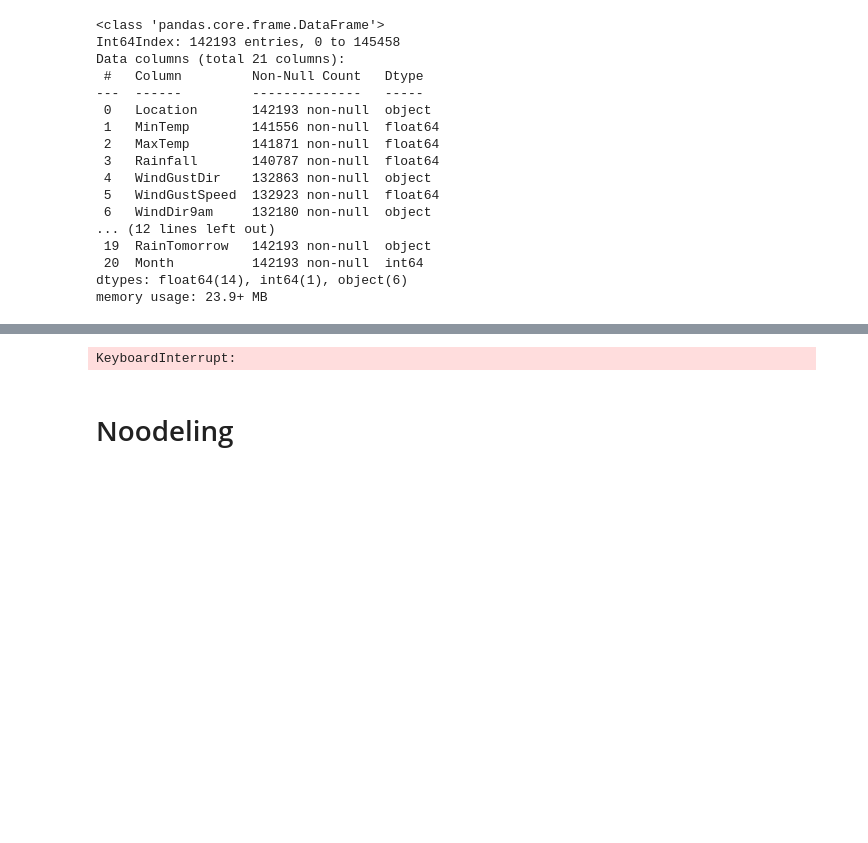
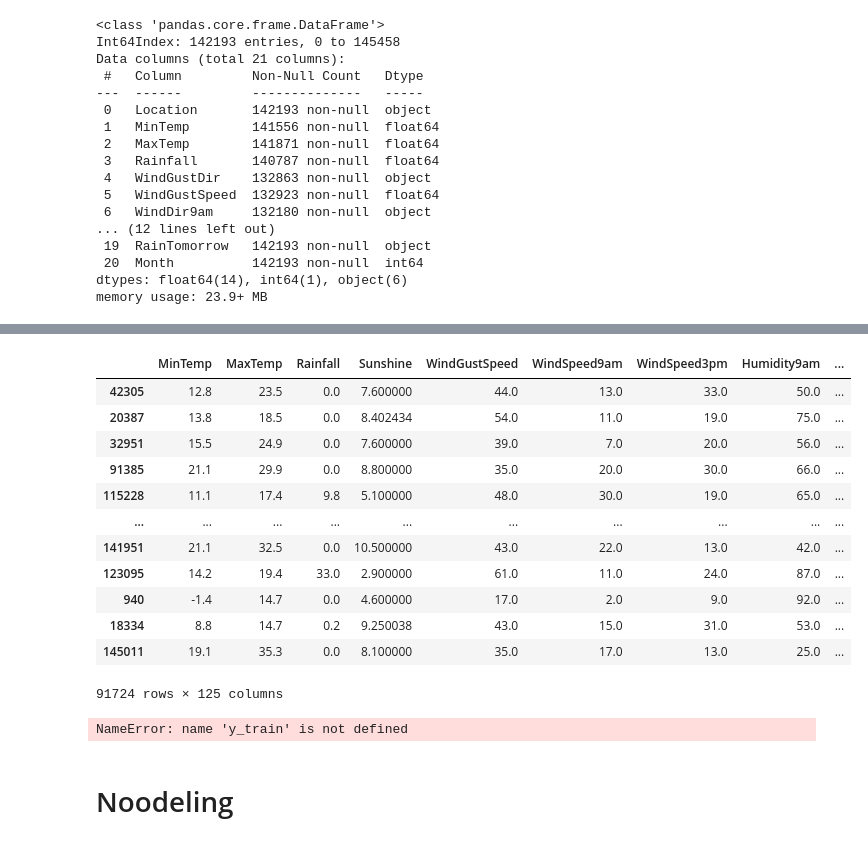
Before and after one commit to alpacanonymous/project3, a Jupyter notebook: StevenNotebook.ipynb, the cells around one changed output, grey strips where cells are left out. Cells and saved outputs as stored; diff of their text form; code cells hidden in the pictures; blank space fills up the shorter version.

```diff
--- a/StevenNotebook.ipynb
+++ b/StevenNotebook.ipynb
@@ -194,11 +115,30 @@ X_train_ohe
 # %%
-imputer = KNNImputer(n_neighbors=5, weights="uniform")
-imputed = imputer.fit_transform(X_train_ohe)
-X_train_KNNI = pd.DataFrame(imputed, index = X_train_ohe.index, columns = X_train_ohe.columns)
+#imputer = KNNImputer(n_neighbors=5, weights="uniform")
+#imputed = imputer.fit_transform(X_train_ohe)
+#X_train_KNNI = pd.DataFrame(imputed, index = X_train_ohe.index, columns = X_train_ohe.columns)
-# %% [output]
-KeyboardInterrupt:
+# %%
+X_train_KNNI = pd.read_csv("data/X_train_KNNI.csv", index_col=0)
+X_test_KNNI = pd.read_csv("data/X_test_KNNI.csv")
 # %%
-X_train_KNNI.info()
+X_train_KNNI
+# %% [output]
+|  | MinTemp | MaxTemp | Rainfall | Sunshine | WindGustSpeed | WindSpeed9am | WindSpeed3pm | Humidity9am | ... |
+| 42305 | 12.8 | 23.5 | 0.0 | 7.600000 | 44.0 | 13.0 | 33.0 | 50.0 | ... |
+| 20387 | 13.8 | 18.5 | 0.0 | 8.402434 | 54.0 | 11.0 | 19.0 | 75.0 | ... |
+| 32951 | 15.5 | 24.9 | 0.0 | 7.600000 | 39.0 | 7.0 | 20.0 | 56.0 | ... |
+| 91385 | 21.1 | 29.9 | 0.0 | 8.800000 | 35.0 | 20.0 | 30.0 | 66.0 | ... |
+| 115228 | 11.1 | 17.4 | 9.8 | 5.100000 | 48.0 | 30.0 | 19.0 | 65.0 | ... |
+| ... | ... | ... | ... | ... | ... | ... | ... | ... | ... |
+| 141951 | 21.1 | 32.5 | 0.0 | 10.500000 | 43.0 | 22.0 | 13.0 | 42.0 | ... |
+| 123095 | 14.2 | 19.4 | 33.0 | 2.900000 | 61.0 | 11.0 | 24.0 | 87.0 | ... |
+| 940 | -1.4 | 14.7 | 0.0 | 4.600000 | 17.0 | 2.0 | 9.0 | 92.0 | ... |
+| 18334 | 8.8 | 14.7 | 0.2 | 9.250038 | 43.0 | 15.0 | 31.0 | 53.0 | ... |
+| 145011 | 19.1 | 35.3 | 0.0 | 8.100000 | 35.0 | 17.0 | 13.0 | 25.0 | ... |
+91724 rows × 125 columns
+# %%
+y_train
+# %% [output]
+NameError: name 'y_train' is not defined
 # %%
 scale_cols = ['MinTemp', 'MaxTemp', 'Rainfall', 'WindGustSpeed', 'WindSpeed9am', 'WindSpeed3pm', 'Humidity9am',
             'Humidity3pm', 'Pressure9am', 'Pressure3pm', 'Temp9am', 'Temp3pm','Cloud9am','Cloud3pm']
```
Also changed, not shown: parts of 10 cells of this notebook.
